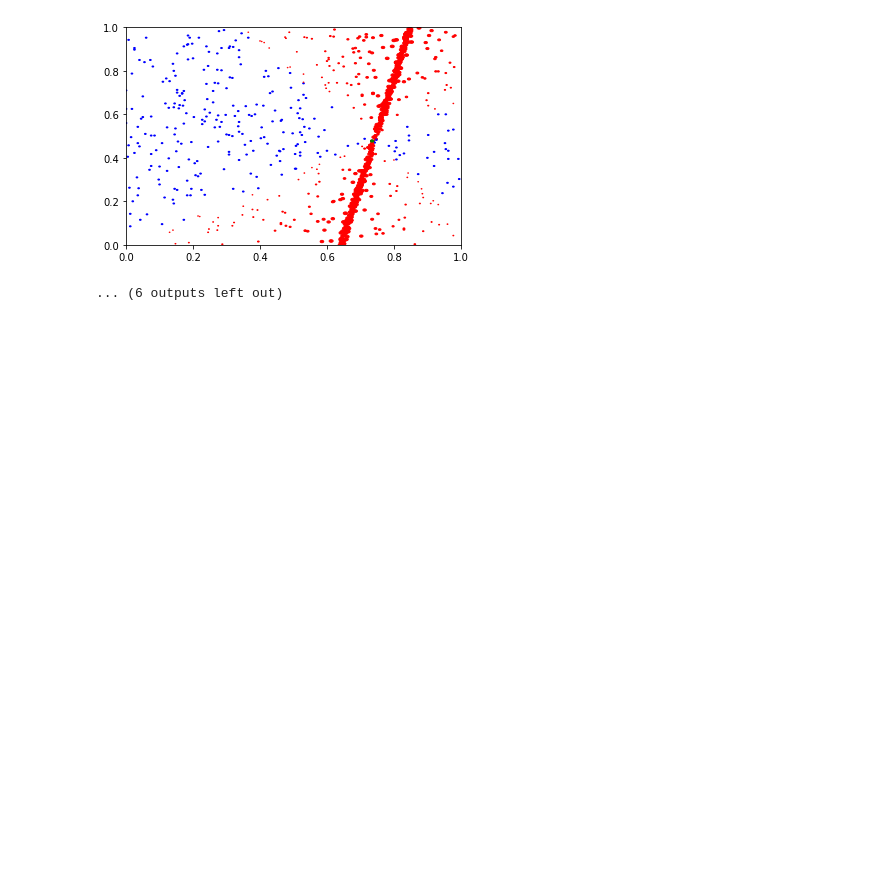
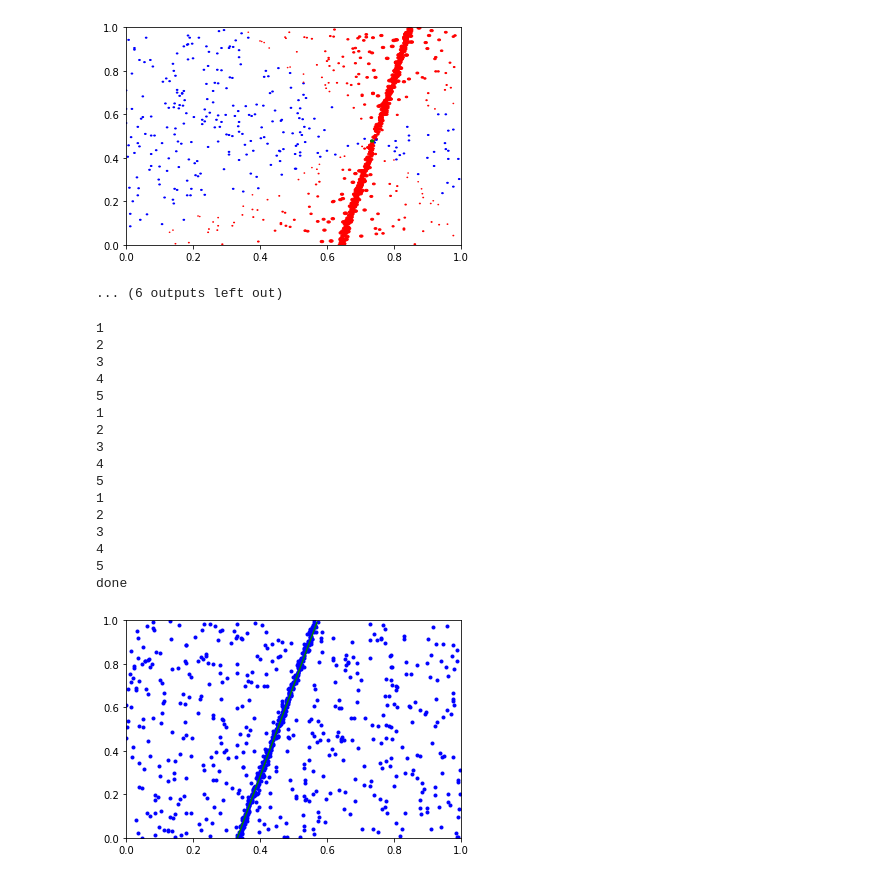
Before and after one commit to BereniceCourant/ImprRansac, a Jupyter notebook: Ransac+-Copy1.ipynb, the cells around one changed output. Cells and saved outputs as stored; diff of their text form; code cells hidden in the pictures; blank space fills up the shorter version.

```diff
--- a/Ransac+-Copy1.ipynb
+++ b/Ransac+-Copy1.ipynb
@@ -1282,3 +1317,23 @@ done
 [figure]
 [figure]
 ... (6 outputs left out)
+# %%
+compare_all(image_size, sigma_noise, model3, n_inliers=nbr_inliers3, n_outliers=nbr_outliers3, average=3)
+# %% [output]
+1
+2
+3
+4
+5
+1
+2
+3
+4
+5
+1
+2
+3
+4
+5
+done
+[figure, added]
```
Also changed, not shown: parts of 12 cells of this notebook, 1 other file.
